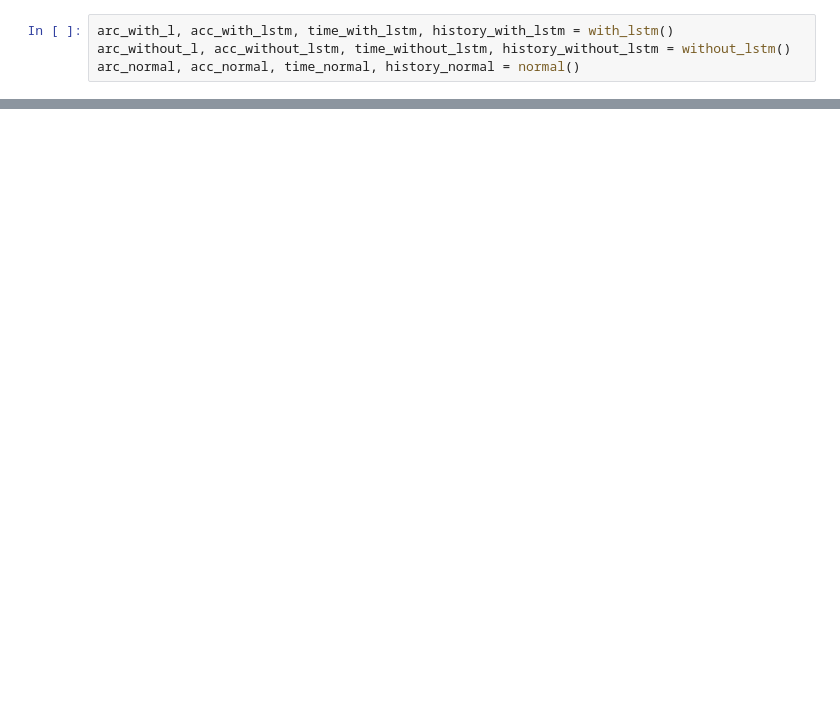
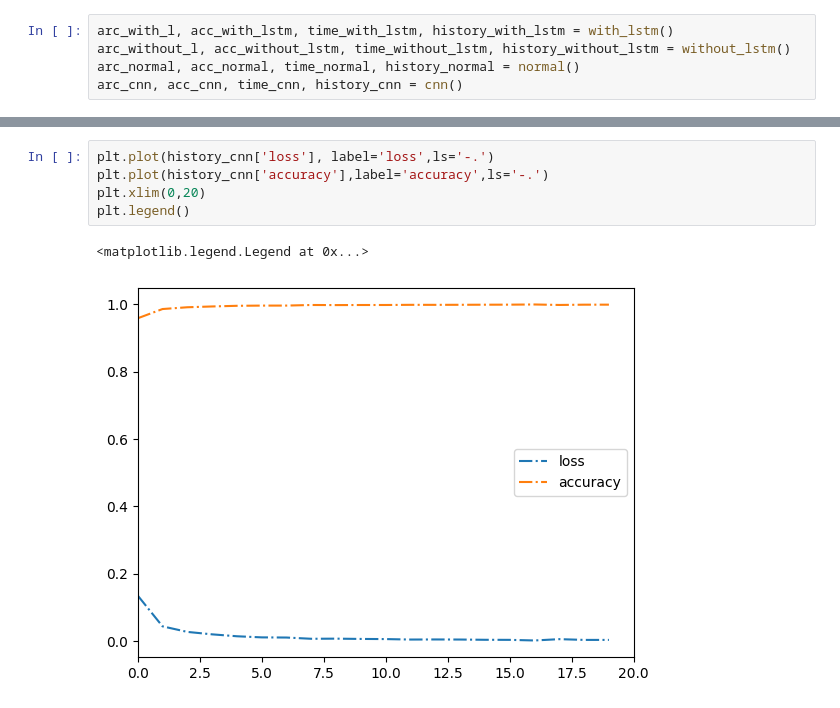
Before and after one commit to Da4kek/NeuroFlex, a Jupyter notebook: main.ipynb, the cells around one changed output, grey strips where cells are left out. Drawn from its saved outputs; the diff is of its cells as text; blank space fills up the shorter version.

```diff
--- a/main.ipynb
+++ b/main.ipynb
@@ -8,5 +8,6 @@ from src.utils import *
 arc_with_l, acc_with_lstm, time_with_lstm, history_with_lstm = with_lstm()
 arc_without_l, acc_without_lstm, time_without_lstm, history_without_lstm = without_lstm()
 arc_normal, acc_normal, time_normal, history_normal = normal()
+arc_cnn, acc_cnn, time_cnn, history_cnn = cnn()
 # %% [output]
 375/375 [==============================] - 1s 1ms/step
@@ -26,3 +46,11 @@ plot_metrics(pd.DataFrame(history_normal.history), "normal")
+# %%
+plt.plot(history_cnn['loss'], label='loss',ls='-.')
+plt.plot(history_cnn['accuracy'],label='accuracy',ls='-.')
+plt.xlim(0,20)
+plt.legend()
+# %% [output]
+<matplotlib.legend.Legend at 0x...>
+[figure, added]
 # %%
 plt.figure(figsize=(12, 5))
 
```
Also changed, not shown: parts of 9 cells of this notebook, 2 other files.
